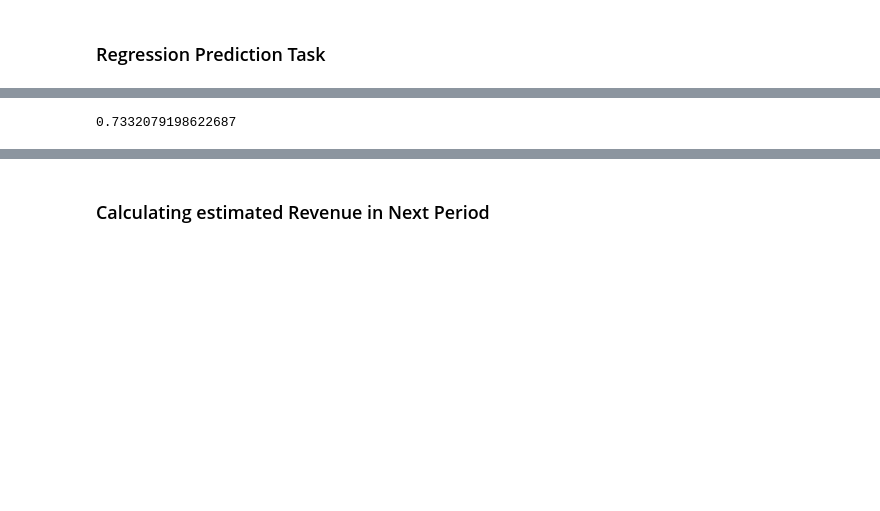
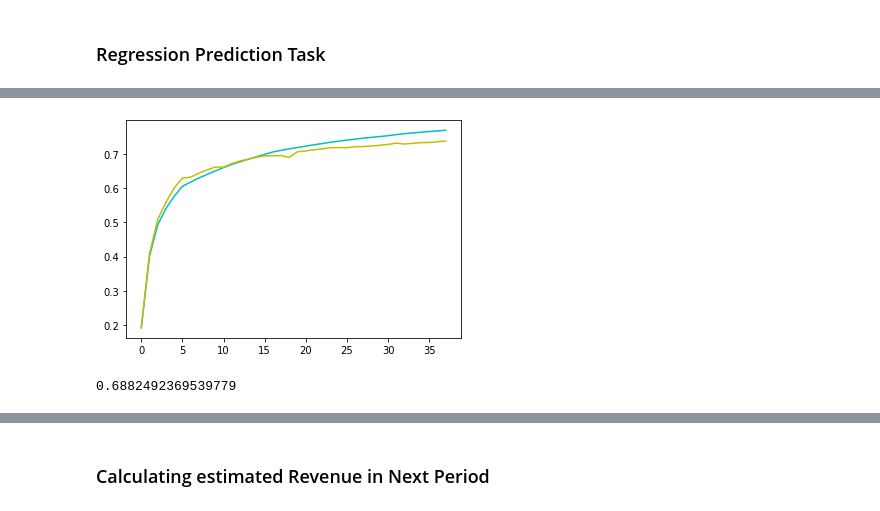
Before and after one commit to Buwoo/BT4211_Hotel, a Jupyter notebook: Hotel_Rev_Forecasting.ipynb, the cells around one changed output, grey strips where cells are left out. Cells and saved outputs as stored; diff of their text form; code cells hidden in the pictures; blank space fills up the shorter version.

```diff
--- a/Hotel_Rev_Forecasting.ipynb
+++ b/Hotel_Rev_Forecasting.ipynb
@@ -266,6 +271,28 @@ linreg_regressor.score(X_test, y_test)
+# %%
+# Find max leaf_nodes
+max_nodes_hyp_tuning_train = []
+max_nodes_hyp_tuning_valid = []
+max_nodes = 0
+
+for max_n in range(2, 40):
+    model = tree.DecisionTreeRegressor(max_leaf_nodes=max_n, random_state=42)
+    model.fit(X_train, y_train)
+    max_nodes_hyp_tuning_train.append(model.score(X_train, y_train))
+    max_nodes_hyp_tuning_valid.append(model.score(X_valid, y_valid))
+
+diff_train_valid = [train - valid for (train, valid) in zip(max_nodes_hyp_tuning_train, max_nodes_hyp_tuning_valid)]
+plt.plot(max_nodes_hyp_tuning_train, 'c')
+plt.plot(max_nodes_hyp_tuning_valid, 'y')
+plt.show()
+for index, score_diff in enumerate(diff_train_valid):
+    if score_diff > 0:
+        max_nodes = index + 2
+        break
+# %% [output]
+[figure, added]
 # %%
 # Create Decision Tree Regressor model
-dt_regressor = tree.DecisionTreeRegressor()
+dt_regressor = tree.DecisionTreeRegressor(max_depth = max_depth, max_leaf_nodes= max_nodes)
 
 # Fit the model to the training data
 dt_regressor.fit(X_train, y_train)
@@ -276,4 +303,4 @@ y_pred = dt_regressor.predict(X_test)
 # Calculate performance metrics
 dt_regressor.score(X_test, y_test)
 # %% [output]
-0.7332079198622687
+0.6882492369539779
```
Also changed, not shown: parts of 9 cells of this notebook.
